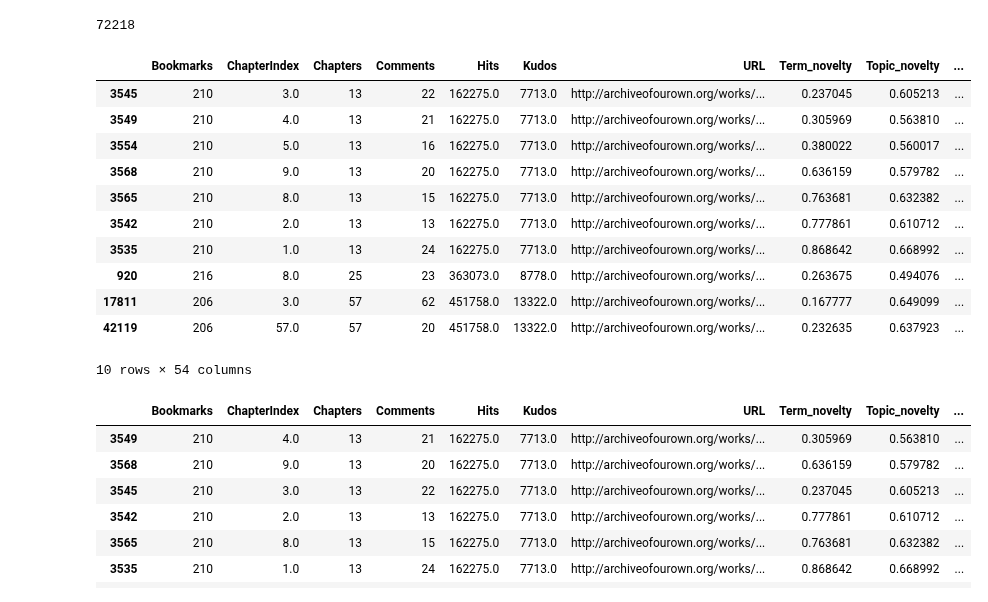
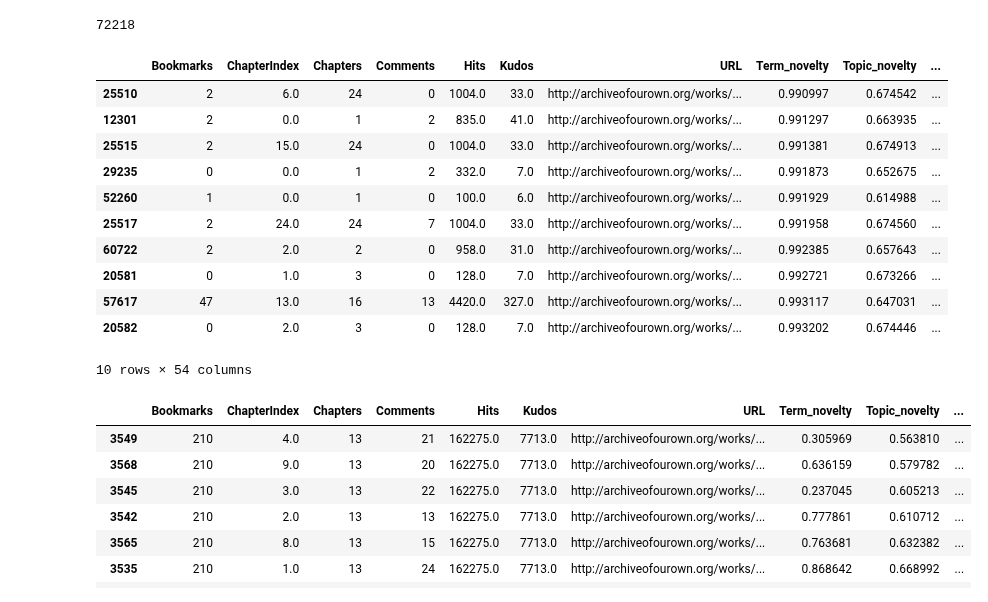
Before and after one commit to yzjing/ao3_old, a Jupyter notebook: exps/20180604_regression/find_novel_works.ipynb, the cells around one changed output. Drawn from its saved outputs; the diff is of its cells as text; code cells hidden in the pictures.

```diff
--- a/exps/20180604_regression/find_novel_works.ipynb
+++ b/exps/20180604_regression/find_novel_works.ipynb
@@ -57,7 +57,6 @@ for i,fandom in enumerate(fandom_list):
     del df_tfidf['index']
     df_lda = pd.read_csv(os.path.join(lda_path,fandom + '_temporal_lda_jsd_toprev_full.tsv'), sep = '\t')
     del df_lda['index']
-    df_tag = pd.read_csv(os.path.join(tag_path,fandom + '_tag_novelty_conlen_full.tsv'), sep = '\t')
     df = pd.merge(df_tfidf, df_lda, on=['AdditionalTags', 'ArchiveWarnings', 'Author', 'Bookmarks', 'Category',\
  'ChapterIndex', 'Chapters' ,'Characters','Comments' ,'CompleteDate',\
  'Fandoms', 'Hits' ,'Kudos', 'Language', 'Notes' ,'PublishDate' ,'Rating',\
@@ -181,18 +180,18 @@ len(df_all)
 # %%
 df_all = df_all.rename(columns = {'history':'History', 'Cos': 'Term_novelty', 'JSD': 'Topic_novelty'})
 # %%
-df_all.sort_values(by = ['Kudos','Term_novelty'])[-10:]
+df_all.sort_values(by = ['Term_novelty'])[-10:]
 # %% [output]
 |  | Bookmarks | ChapterIndex | Chapters | Comments | Hits | Kudos | URL | Term_novelty | Topic_novelty | ... |
-| 3545 | 210 | 3.0 | 13 | 22 | 162275.0 | 7713.0 | http://archiveofourown.org/works/... | 0.237045 | 0.605213 | ... |
-| 3549 | 210 | 4.0 | 13 | 21 | 162275.0 | 7713.0 | http://archiveofourown.org/works/... | 0.305969 | 0.563810 | ... |
-| 3554 | 210 | 5.0 | 13 | 16 | 162275.0 | 7713.0 | http://archiveofourown.org/works/... | 0.380022 | 0.560017 | ... |
-| 3568 | 210 | 9.0 | 13 | 20 | 162275.0 | 7713.0 | http://archiveofourown.org/works/... | 0.636159 | 0.579782 | ... |
-| 3565 | 210 | 8.0 | 13 | 15 | 162275.0 | 7713.0 | http://archiveofourown.org/works/... | 0.763681 | 0.632382 | ... |
-| 3542 | 210 | 2.0 | 13 | 13 | 162275.0 | 7713.0 | http://archiveofourown.org/works/... | 0.777861 | 0.610712 | ... |
-| 3535 | 210 | 1.0 | 13 | 24 | 162275.0 | 7713.0 | http://archiveofourown.org/works/... | 0.868642 | 0.668992 | ... |
-| 920 | 216 | 8.0 | 25 | 23 | 363073.0 | 8778.0 | http://archiveofourown.org/works/... | 0.263675 | 0.494076 | ... |
-| 17811 | 206 | 3.0 | 57 | 62 | 451758.0 | 13322.0 | http://archiveofourown.org/works/... | 0.167777 | 0.649099 | ... |
-| 42119 | 206 | 57.0 | 57 | 20 | 451758.0 | 13322.0 | http://archiveofourown.org/works/... | 0.232635 | 0.637923 | ... |
+| 25510 | 2 | 6.0 | 24 | 0 | 1004.0 | 33.0 | http://archiveofourown.org/works/... | 0.990997 | 0.674542 | ... |
+| 12301 | 2 | 0.0 | 1 | 2 | 835.0 | 41.0 | http://archiveofourown.org/works/... | 0.991297 | 0.663935 | ... |
+| 25515 | 2 | 15.0 | 24 | 0 | 1004.0 | 33.0 | http://archiveofourown.org/works/... | 0.991381 | 0.674913 | ... |
+| 29235 | 0 | 0.0 | 1 | 2 | 332.0 | 7.0 | http://archiveofourown.org/works/... | 0.991873 | 0.652675 | ... |
+| 52260 | 1 | 0.0 | 1 | 0 | 100.0 | 6.0 | http://archiveofourown.org/works/... | 0.991929 | 0.614988 | ... |
+| 25517 | 2 | 24.0 | 24 | 7 | 1004.0 | 33.0 | http://archiveofourown.org/works/... | 0.991958 | 0.674560 | ... |
+| 60722 | 2 | 2.0 | 2 | 0 | 958.0 | 31.0 | http://archiveofourown.org/works/... | 0.992385 | 0.657643 | ... |
+| 20581 | 0 | 1.0 | 3 | 0 | 128.0 | 7.0 | http://archiveofourown.org/works/... | 0.992721 | 0.673266 | ... |
+| 57617 | 47 | 13.0 | 16 | 13 | 4420.0 | 327.0 | http://archiveofourown.org/works/... | 0.993117 | 0.647031 | ... |
+| 20582 | 0 | 2.0 | 3 | 0 | 128.0 | 7.0 | http://archiveofourown.org/works/... | 0.993202 | 0.674446 | ... |
 10 rows × 54 columns
 # %%
```
Also changed, not shown: parts of 3 cells of this notebook, 8 other files.
